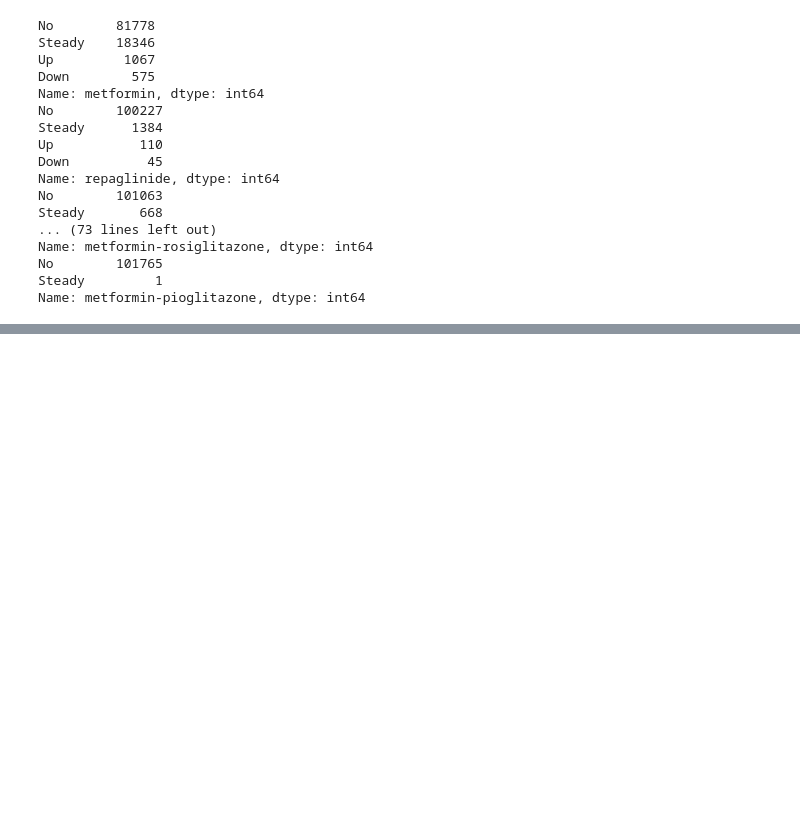
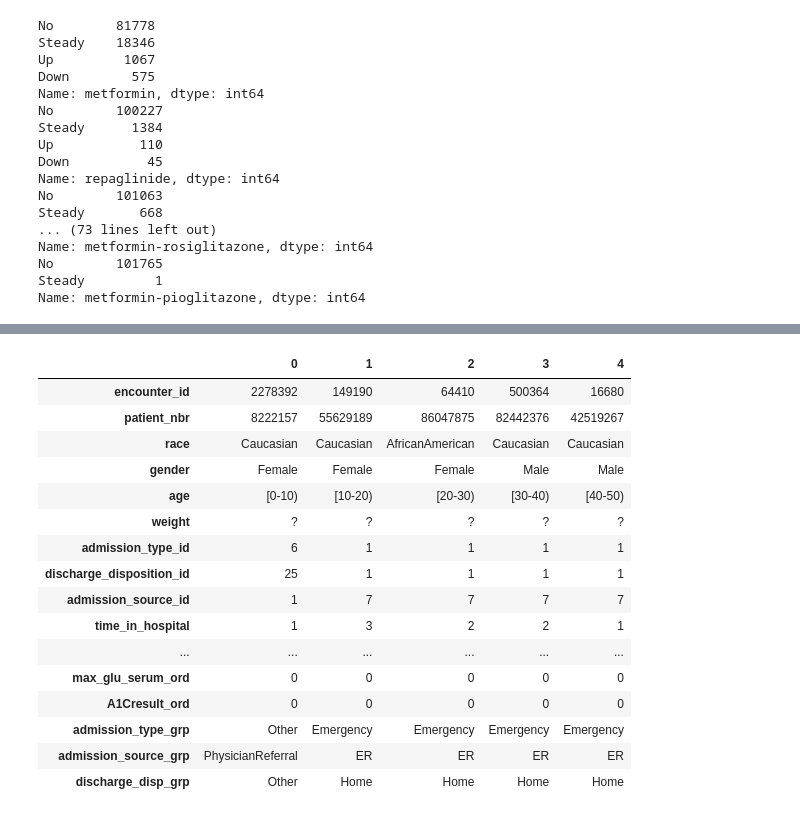
Before and after one commit to SayamKhatri/Clinical-Readmission-Prediction, a Jupyter notebook: Notebooks/EDA.ipynb, the cells around one changed output, grey strips where cells are left out. Drawn from its saved outputs; the diff is of its cells as text; code cells hidden in the pictures; blank space fills up the shorter version.

```diff
--- a/Notebooks/EDA.ipynb
+++ b/Notebooks/EDA.ipynb
@@ -221,0 +363,6 @@ df['readmitted_binary'] = df['readmitted'].apply(lambda x: 1 if x == '<30' else
+# %%
+glu_map = {'None': 0, 'Norm': 1, '>200': 2, '>300': 3}
+a1c_map = {'None': 0, 'Norm': 1, '>7': 2, '>8': 3}
+
+df['max_glu_serum_ord'] = df['max_glu_serum'].map(glu_map)
+df['A1Cresult_ord']     = df['A1Cresult'].map(a1c_map)
@@ -221,0 +439,47 @@ df['readmitted_binary'] = df['readmitted'].apply(lambda x: 1 if x == '<30' else
+# %%
+keep_adm = [1,2,3]
+df['admission_type_grp'] = df['admission_type_id'] \
+    .where(df['admission_type_id'].isin(keep_adm), other='Other') \
+    .map({
+        1: 'Emergency', 2: 'Urgent', 3: 'Elective', 'Other': 'Other'
+    })
+
+
+keep_src = [7,1,17,4,6,2]
+src_map = {
+    7:'ER', 1:'PhysicianReferral', 17:'Unknown',
+    4:'HospitalTransfer', 6:'FacilityTransfer', 2:'ClinicReferral'
+}
+df['admission_source_grp'] = df['admission_source_id'] \
+    .where(df['admission_source_id'].isin(keep_src), other='Other') \
+    .map(lambda x: src_map.get(x, 'Other'))
+
+
+keep_disp = [1,3,6,18,2,22,11,5]
+disp_map = {
+    1:'Home', 3:'SNF', 6:'HomeHealth', 18:'HospiceHome',
+    2:'OtherHospital', 22:'HospiceFacility', 11:'RehabFacility', 5:'OtherCare'
+}
+df['discharge_disp_grp'] = df['discharge_disposition_id'] \
+    .where(df['discharge_disposition_id'].isin(keep_disp), other='Other') \
+    .map(lambda x: disp_map.get(x, 'Other'))
+# %%
+df.head().T
+# %% [output]
+|  | 0 | 1 | 2 | 3 | 4 |
+| encounter_id | 2278392 | 149190 | 64410 | 500364 | 16680 |
+| patient_nbr | 8222157 | 55629189 | 86047875 | 82442376 | 42519267 |
+| race | Caucasian | Caucasian | AfricanAmerican | Caucasian | Caucasian |
+| gender | Female | Female | Female | Male | Male |
+| age | [0-10) | [10-20) | [20-30) | [30-40) | [40-50) |
+| weight | ? | ? | ? | ? | ? |
+| admission_type_id | 6 | 1 | 1 | 1 | 1 |
+| discharge_disposition_id | 25 | 1 | 1 | 1 | 1 |
+| admission_source_id | 1 | 7 | 7 | 7 | 7 |
+| time_in_hospital | 1 | 3 | 2 | 2 | 1 |
+| ... | ... | ... | ... | ... | ... |
+| max_glu_serum_ord | 0 | 0 | 0 | 0 | 0 |
+| A1Cresult_ord | 0 | 0 | 0 | 0 | 0 |
+| admission_type_grp | Other | Emergency | Emergency | Emergency | Emergency |
+| admission_source_grp | PhysicianReferral | ER | ER | ER | ER |
+| discharge_disp_grp | Other | Home | Home | Home | Home |
```
Also changed, not shown: parts of 37 cells of this notebook.
